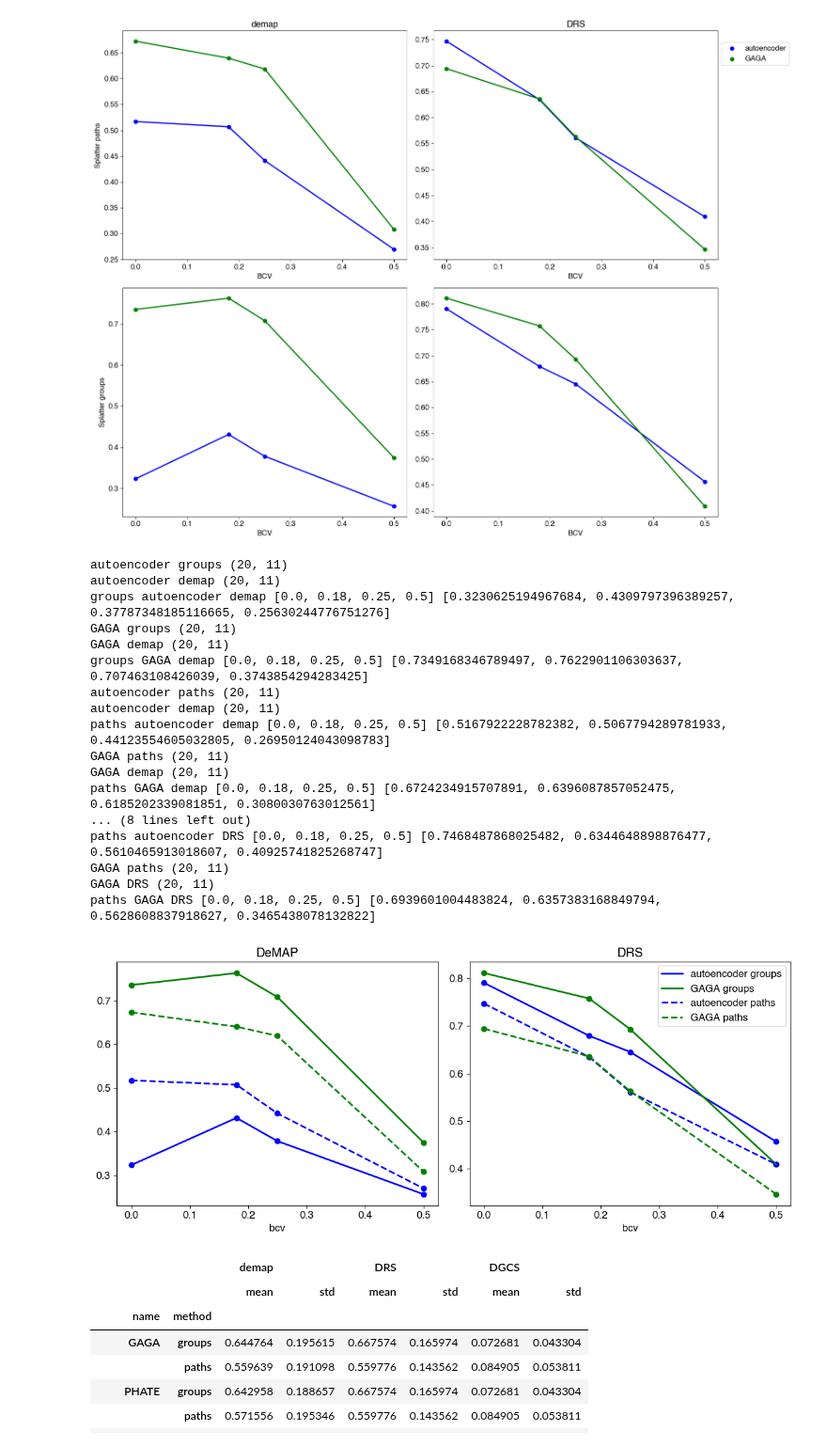
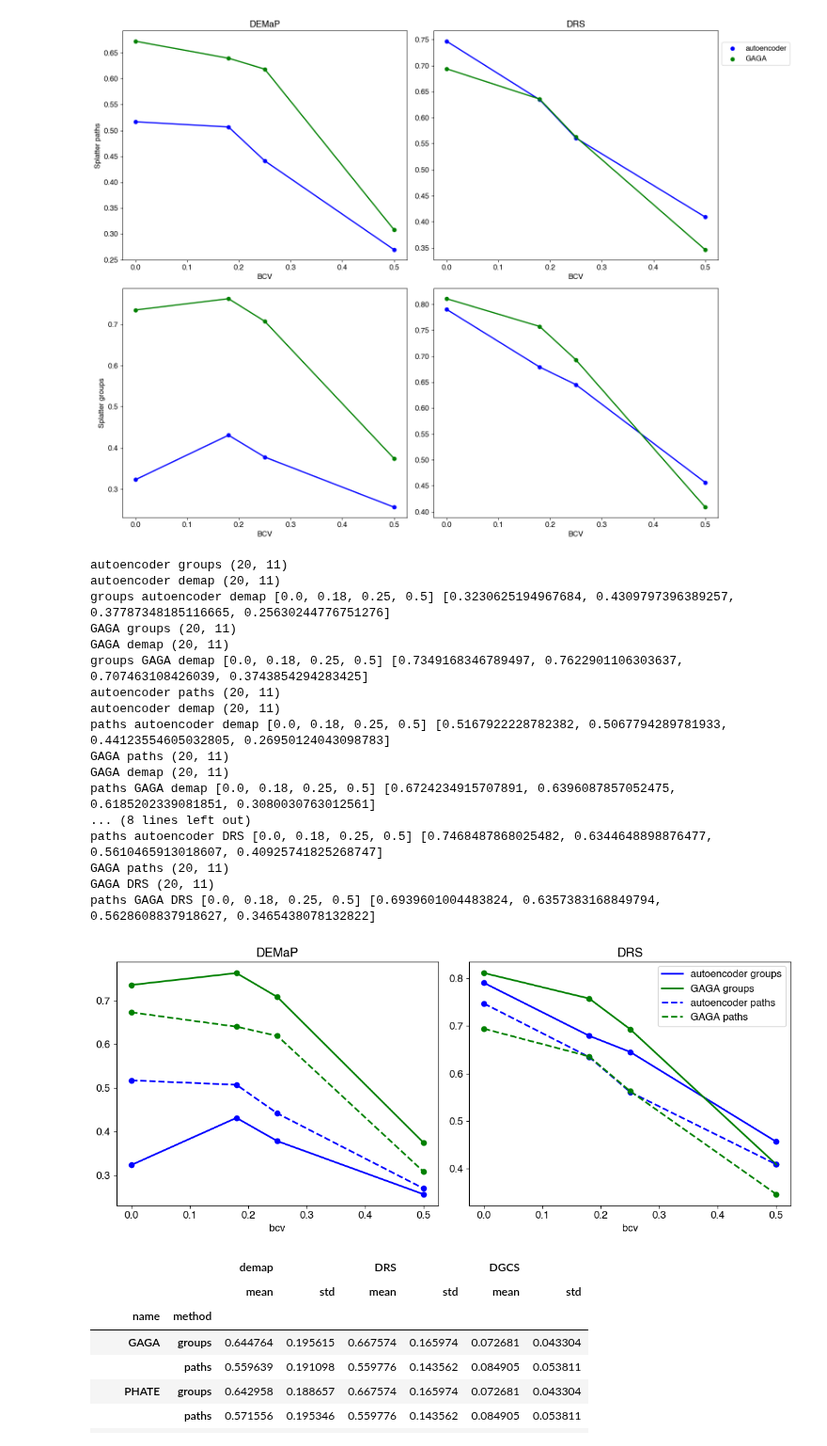
Before and after one commit to KrishnaswamyLab/GeometryAwareGenerativeAutoencoder, a Jupyter notebook: src/comparison/plot_demaps.ipynb, the cells around one changed output. Shown at 94% size. Saved outputs shown, nothing was run; the diff lists cells and outputs as text; code cells hidden in the pictures.

```diff
--- a/src/comparison/plot_demaps.ipynb
+++ b/src/comparison/plot_demaps.ipynb
@@ -109,7 +109,7 @@ for i in range(0, row_num):
     ax[i, 0].set_ylabel(f"Splatter {total_df['method'].unique()[i]}")
 # label metric on the top
 for j in range(0, col_num):
-    ax[0, j].set_title(['demap', 'DRS'][j])
+    ax[0, j].set_title(['DEMaP', 'DRS'][j])
 # share x axis for same column
 for i in range(0, row_num):
     for j in range(0, col_num):
@@ -166,7 +166,7 @@ fig, ax = plt.subplots(row_num, col_num, figsize=(col_num * 6, row_num * 5))
 
 # label metric on the top
 for j in range(0, col_num):
-    ax[j].set_title(['DeMAP', 'DRS'][j])
+    ax[j].set_title(['DEMaP', 'DRS'][j])
 # share x axis for same column
 for i in range(0, row_num):
     for j in range(0, col_num):
@@ -210,34 +210,34 @@ for i in range(0, row_num):
                 #ax[j].errorbar(this_line['x'], this_line['y'], yerr=this_line['yerr'], fmt='o', color=colors[k])
                 # ax[j].fill_between(this_line['x'],
                 #                       np.array(this_line['y']) - np.array(this_line['yerr']),
                 #                         np.array(this_line['y']) + np.array(this_line['yerr']), alpha=0.1, color=colors[k])
                 # ax[i,j].legend()
 
     # show shared legend and outside of the plot
     ax[-1].legend(loc='center left', bbox_to_anchor=(0.57, 0.86))
 
 # save to pdf
 plt.tight_layout()
 plt.savefig('splatter_merged.pdf')
 # %% [output]
 autoencoder groups (20, 11)
 autoencoder demap (20, 11)
 groups autoencoder demap [0.0, 0.18, 0.25, 0.5] [0.3230625194967684, 0.4309797396389257, 0.37787348185116665, 0.25630244776751276]
 GAGA groups (20, 11)
 GAGA demap (20, 11)
 groups GAGA demap [0.0, 0.18, 0.25, 0.5] [0.7349168346789497, 0.7622901106303637, 0.707463108426039, 0.3743854294283425]
 autoencoder paths (20, 11)
 autoencoder demap (20, 11)
 paths autoencoder demap [0.0, 0.18, 0.25, 0.5] [0.5167922228782382, 0.5067794289781933, 0.44123554605032805, 0.26950124043098783]
 GAGA paths (20, 11)
 GAGA demap (20, 11)
 paths GAGA demap [0.0, 0.18, 0.25, 0.5] [0.6724234915707891, 0.6396087857052475, 0.6185202339081851, 0.3080030763012561]
 ... (8 lines left out)
 paths autoencoder DRS [0.0, 0.18, 0.25, 0.5] [0.7468487868025482, 0.6344648898876477, 0.5610465913018607, 0.40925741825268747]
 GAGA paths (20, 11)
 GAGA DRS (20, 11)
 paths GAGA DRS [0.0, 0.18, 0.25, 0.5] [0.6939601004483824, 0.6357383168849794, 0.5628608837918627, 0.3465438078132822]
-[figure, old version]
+[figure, new version]
 # %%
 # table with rows as method, columns as metric, values as mean and std
 total_df.groupby(['name', 'method']).agg({'demap': ['mean', 'std'], 'DRS': ['mean', 'std'], 'DGCS': ['mean', 'std']})
```
Also changed, not shown: 1 other file.
